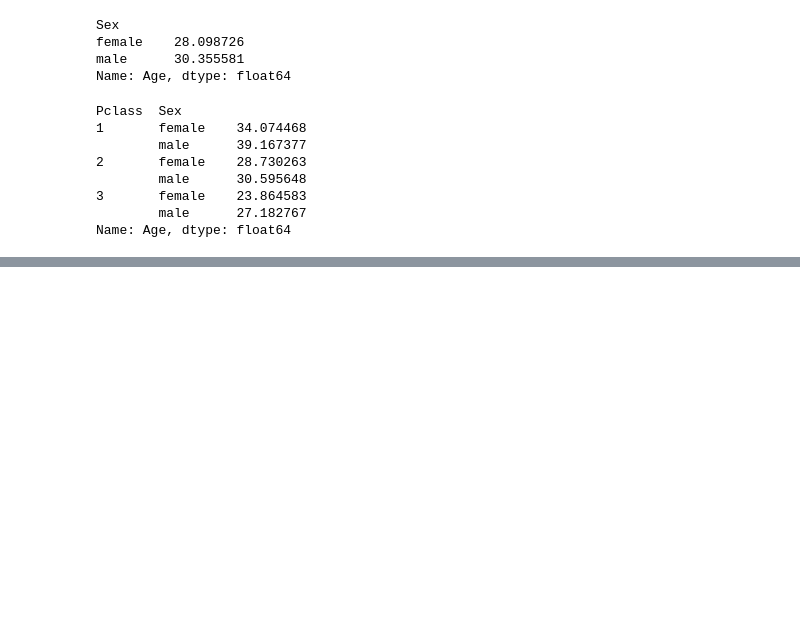
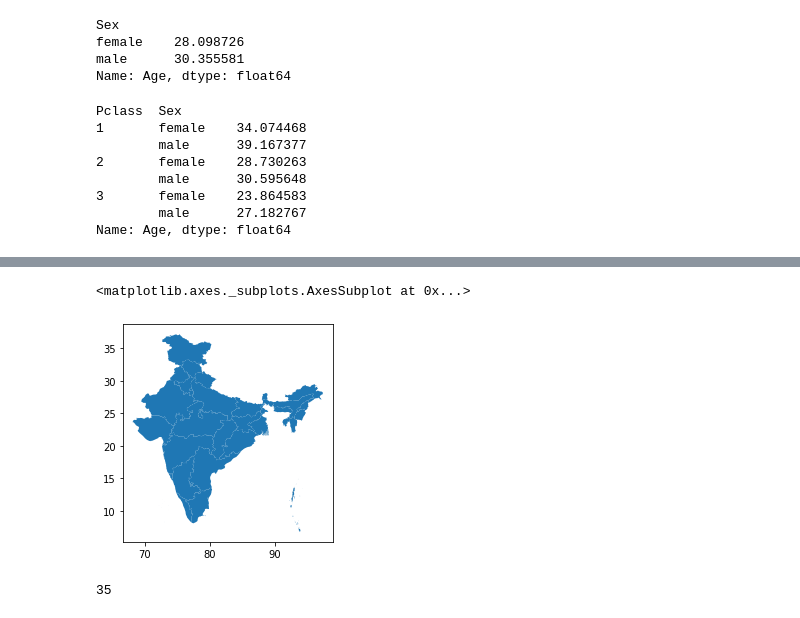
Before and after one commit to BharathC15/NielitChennai, a Jupyter notebook: python/pyBasic.ipynb, the cells around one changed output, grey strips where cells are left out. Drawn from its saved outputs; the diff is of its cells as text; code cells hidden in the pictures; blank space fills up the shorter version.

```diff
--- a/python/pyBasic.ipynb
+++ b/python/pyBasic.ipynb
@@ -426,0 +698,3 @@ Name: Age, dtype: float64
+# %%
+mapdf=gpd.read_file("map/INDIA.shp")
+mapdf.head()
@@ -426,0 +708,9 @@ Name: Age, dtype: float64
+# %%
+mapdf.plot()
+# %% [output]
+<matplotlib.axes._subplots.AxesSubplot at 0x...>
+[figure, added]
+# %%
+len(mapdf)
+# %% [output]
+35
```
Also changed, not shown: parts of 69 cells of this notebook, 6 other files.
